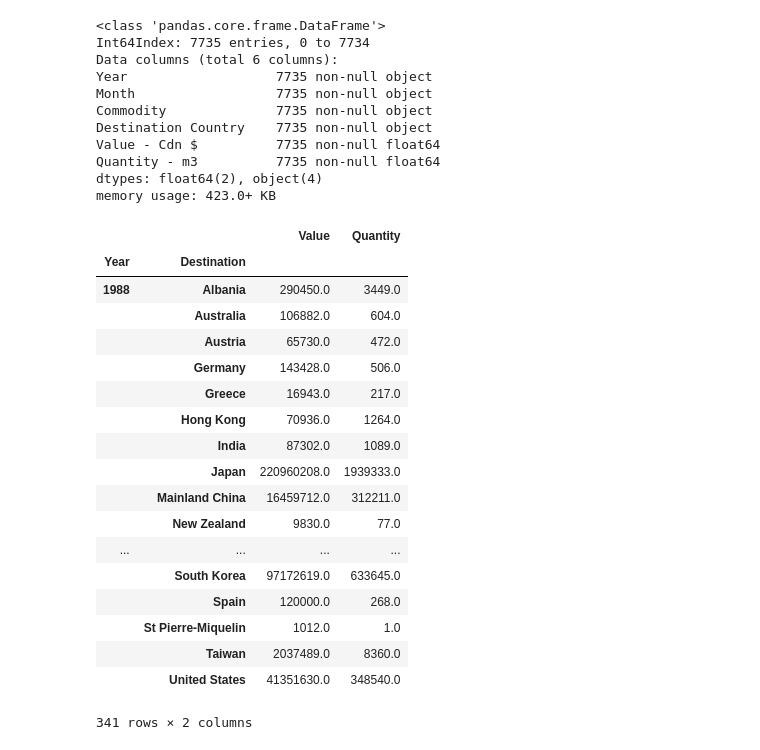
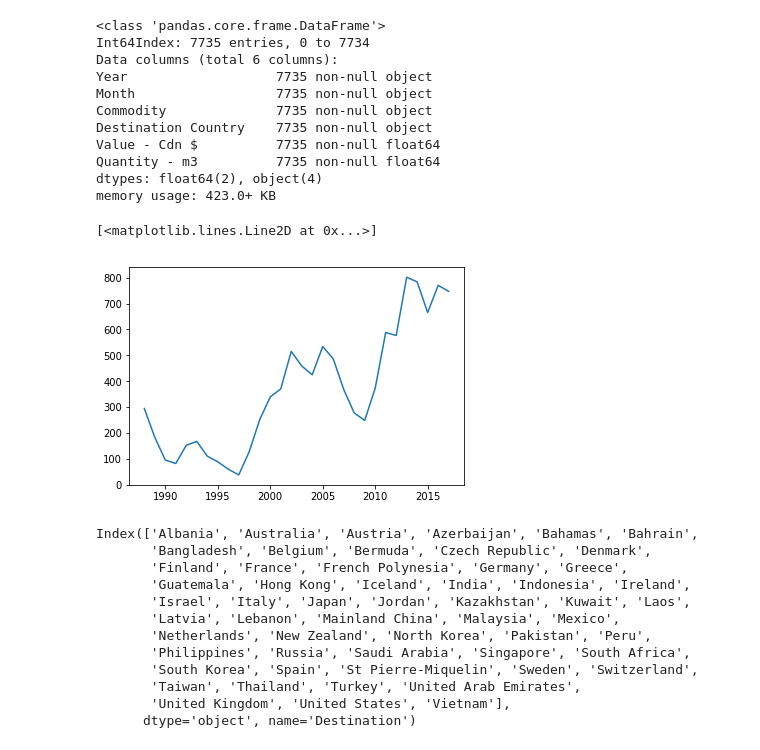
Before and after one commit to GibbsConsulting/ds-collateral, a Jupyter notebook: notebooks/BCLogExports.ipynb, the cells around one changed output. Cells and saved outputs as stored; diff of their text form; code cells hidden in the pictures.

```diff
--- a/notebooks/BCLogExports.ipynb
+++ b/notebooks/BCLogExports.ipynb
@@ -27,25 +27,28 @@ raw_data.columns = ["Year","Month","Commodity",'Destination','Value','Quantity']
 dfMonths = pd.DataFrame({'Month':['January', 'February', 'March', 'April', 'May', 'June', 'July',
        'August', 'September', 'October', 'November', 'December'],'MonthIndex':range(12)})
 data = pd.merge(raw_data,dfMonths,on="Month")
+data['Year'] = data['Year'].apply(int)
 # %%
-data.groupby(['Year','Destination'])['Value','Quantity'].sum()
+aggregated = data.groupby(['Year','Destination'])['Value','Quantity'].sum()
+totals = aggregated.reset_index().groupby(['Year']).sum()
-# %% [output]
-|  |  | Value | Quantity |
-| Year | Destination |  |  |
-| 1988 | Albania | 290450.0 | 3449.0 |
-|  | Australia | 106882.0 | 604.0 |
-|  | Austria | 65730.0 | 472.0 |
-|  | Germany | 143428.0 | 506.0 |
-|  | Greece | 16943.0 | 217.0 |
-|  | Hong Kong | 70936.0 | 1264.0 |
-|  | India | 87302.0 | 1089.0 |
-|  | Japan | 220960208.0 | 1939333.0 |
-|  | Mainland China | 16459712.0 | 312211.0 |
-|  | New Zealand | 9830.0 | 77.0 |
-| ... | ... | ... | ... |
-|  | South Korea | 97172619.0 | 633645.0 |
-|  | Spain | 120000.0 | 268.0 |
-|  | St Pierre-Miquelin | 1012.0 | 1.0 |
-|  | Taiwan | 2037489.0 | 8360.0 |
-|  | United States | 41351630.0 | 348540.0 |
-341 rows × 2 columns
+# %%
+plt.plot(totals['Value']/1000000)
+# %% [output]
+[<matplotlib.lines.Line2D at 0x...>]
+[figure, added]
+# %%
+annual_pivot = aggregated.reset_index().pivot(index="Year",columns="Destination",values="Value").fillna(0)
+annual_pivot.columns
+# %% [output]
+Index(['Albania', 'Australia', 'Austria', 'Azerbaijan', 'Bahamas', 'Bahrain',
+       'Bangladesh', 'Belgium', 'Bermuda', 'Czech Republic', 'Denmark',
+       'Finland', 'France', 'French Polynesia', 'Germany', 'Greece',
+       'Guatemala', 'Hong Kong', 'Iceland', 'India', 'Indonesia', 'Ireland',
+       'Israel', 'Italy', 'Japan', 'Jordan', 'Kazakhstan', 'Kuwait', 'Laos',
+       'Latvia', 'Lebanon', 'Mainland China', 'Malaysia', 'Mexico',
+       'Netherlands', 'New Zealand', 'North Korea', 'Pakistan', 'Peru',
+       'Philippines', 'Russia', 'Saudi Arabia', 'Singapore', 'South Africa',
+       'South Korea', 'Spain', 'St Pierre-Miquelin', 'Sweden', 'Switzerland',
+       'Taiwan', 'Thailand', 'Turkey', 'United Arab Emirates',
+       'United Kingdom', 'United States', 'Vietnam'],
+      dtype='object', name='Destination')
```
Also changed, not shown: parts of 1 cell of this notebook, 2 other files.
